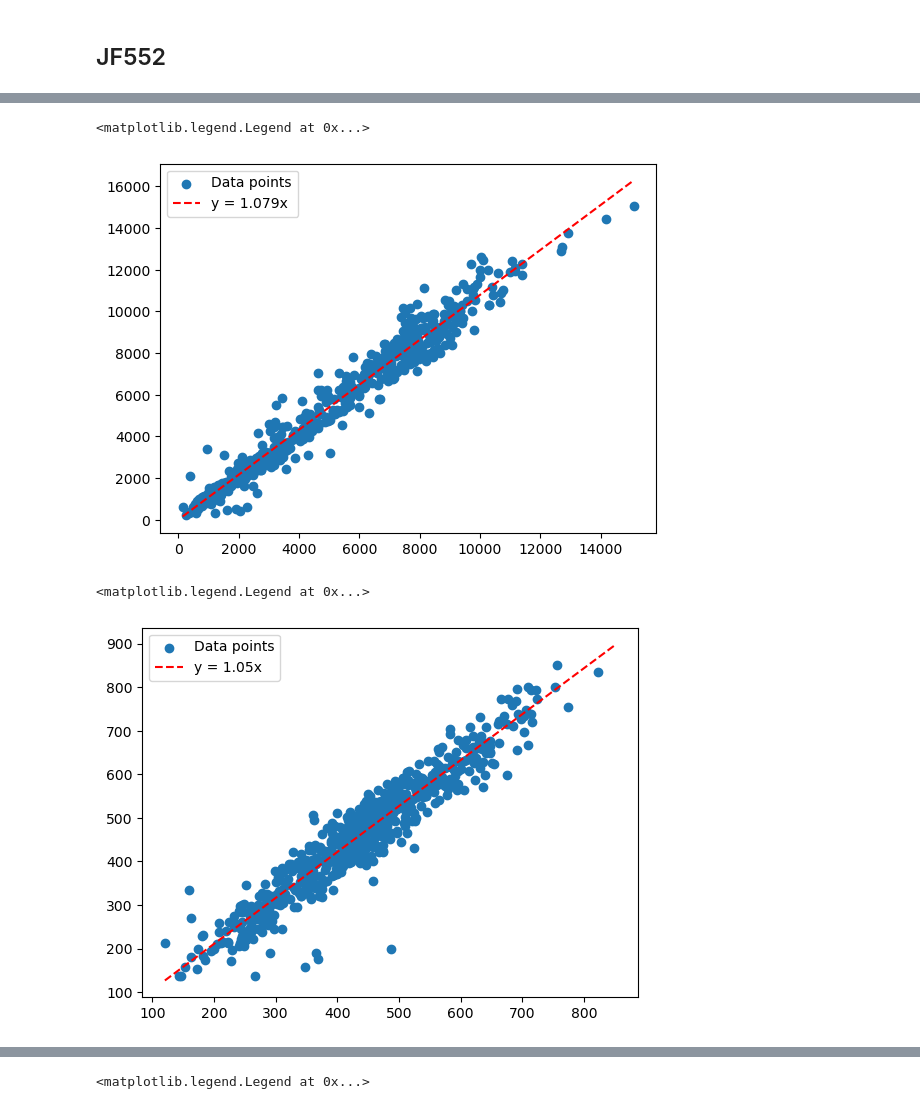
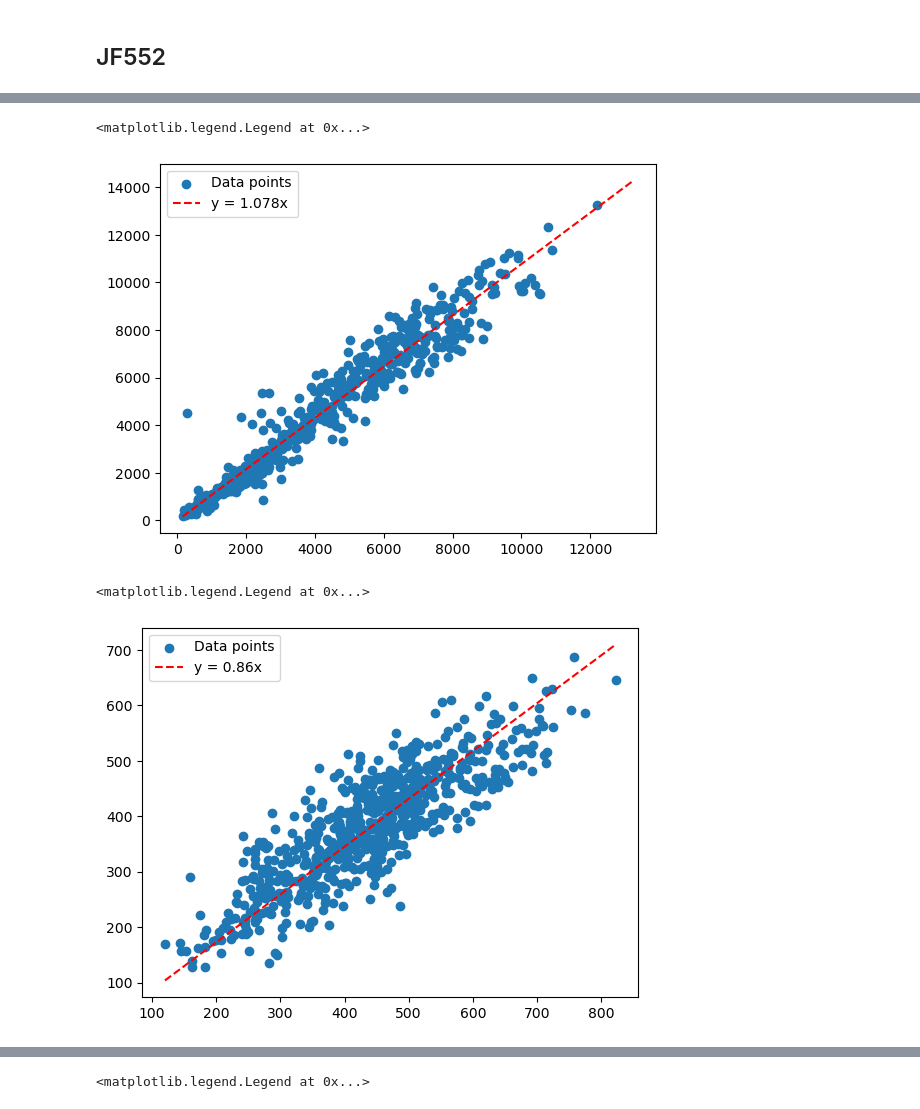
Before and after one commit to boazmohar/DELTA_iDISCO, a Jupyter notebook: src/Get_calibration.ipynb, the cells around one changed output, grey strips where cells are left out. Cells and saved outputs as stored; diff of their text form; code cells hidden in the pictures.

```diff
--- a/src/Get_calibration.ipynb
+++ b/src/Get_calibration.ipynb
@@ -56,6 +99,6 @@ plt.legend()
 # %%
-x = pivoted_df['mean_ch1'].iloc[:, 0]  # First column
-y = pivoted_df['mean_ch1'].iloc[:, 1]  # Second column
+x = pivoted_df['mean_ch1'].iloc[:, 2]  # First column
+y = pivoted_df['mean_ch1'].iloc[:, 3]  # Second column
 min_val = min(x.min(), y.min())
 max_val = max(x.max(), y.max())
 line = np.linspace(min_val, max_val, 100)
@@ -70,25 +113,25 @@ plt.plot(line, fitted_line, 'r--', label=f'y = {a:.3f}x ')
 plt.legend()
 # %% [output]
 <matplotlib.legend.Legend at 0x...>
-[figure, old version]
+[figure, new version]
 # %%
 x = pivoted_df['mean_ch2'].iloc[:, 0]  # First column
-y = pivoted_df['mean_ch2'].iloc[:, 1]  # Second column
+y = pivoted_df['mean_ch2'].iloc[:, 3]  # Second column
 min_val = min(x.min(), y.min())
 max_val = max(x.max(), y.max())
 line = np.linspace(min_val, max_val, 100)
 model = LinearRegression(fit_intercept=False)
 model.fit(x.values.reshape(-1, 1), y)
 a = model.coef_[0]
 fitted_line = a * line
 # Scatter plot
 plt.scatter(x, y, label='Data points')
 plt.plot(line, fitted_line, 'r--', label=f'y = {a:.2f}x ')
 
 plt.legend()
 # %% [output]
 <matplotlib.legend.Legend at 0x...>
-[figure, old version]
+[figure, new version]
 # %%
 columns = ['Region','mean_ch0', 'mean_ch1', 'mean_ch2']
 filters = {
```
Also changed, not shown: parts of 12 cells of this notebook, 3 other files.
